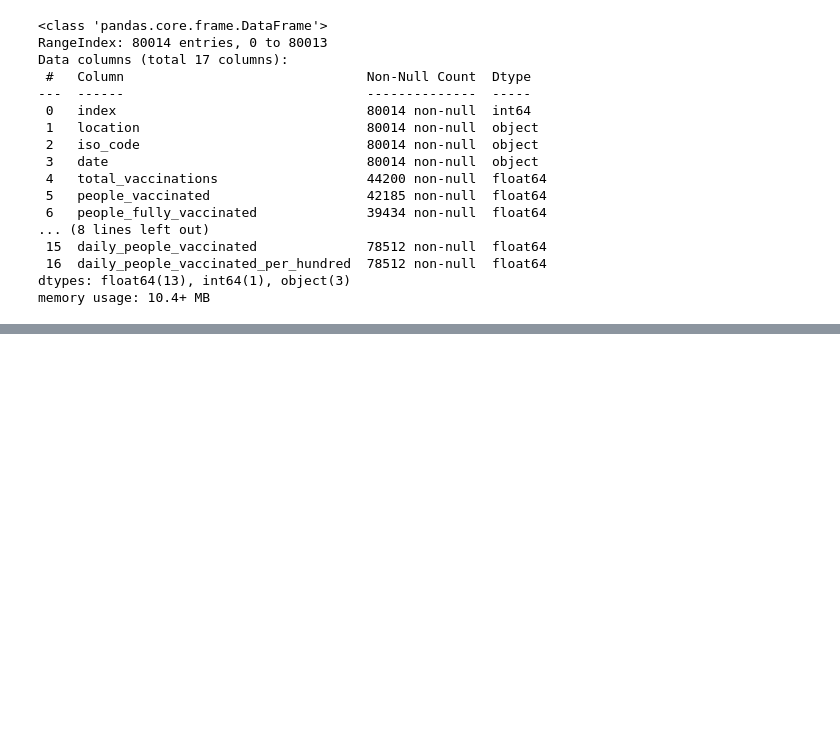
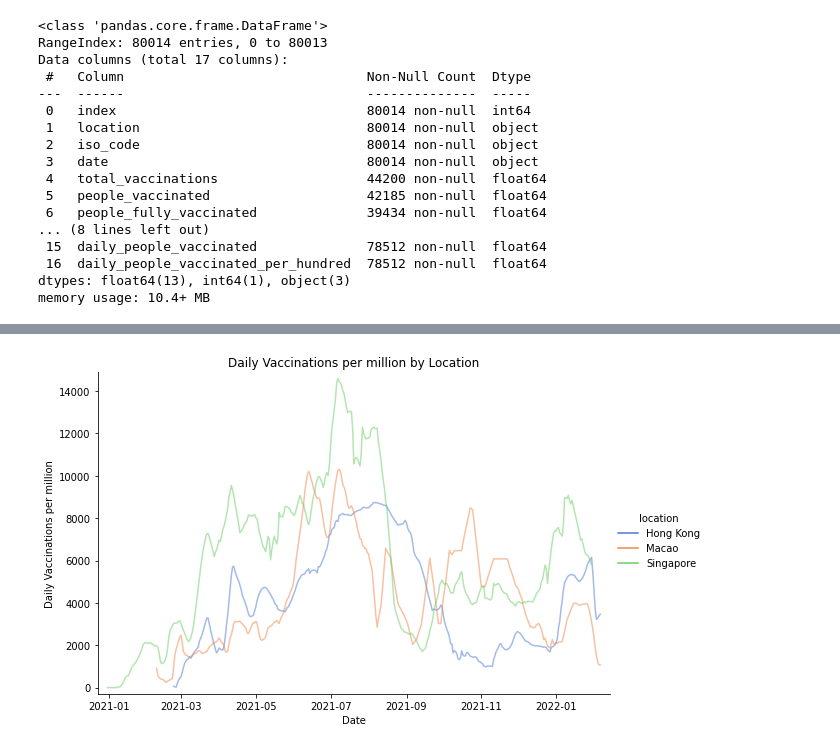
Before and after one commit to fl0c/Springboard, a Jupyter notebook: Data Storytelling - COVID Vaccinations.ipynb, the cells around one changed output, grey strips where cells are left out. Saved outputs shown, nothing was run; the diff lists cells and outputs as text; code cells hidden in the pictures; blank space fills up the shorter version.

```diff
--- a/Data Storytelling - COVID Vaccinations.ipynb
+++ b/Data Storytelling - COVID Vaccinations.ipynb
@@ -65,0 +80,12 @@ memory usage: 4.3+ MB
+# %%
+# plot with time
+sns.relplot(kind='line', x='date', y='daily_vaccinations_per_million', data=df1a, hue='location', palette='muted', alpha=0.5,
+            height=5, aspect=8/5, legend='auto')
+plt.margins(0.02)
+plt.xlabel('Date')
+plt.ylabel('Daily Vaccinations per million')
+plt.title('Daily Vaccinations per million by Location')
+plt.savefig("vac.png", bbox_inches = 'tight')
+plt.show()
+# %% [output]
+[figure, added]
```
Also changed, not shown: parts of 20 cells of this notebook.
